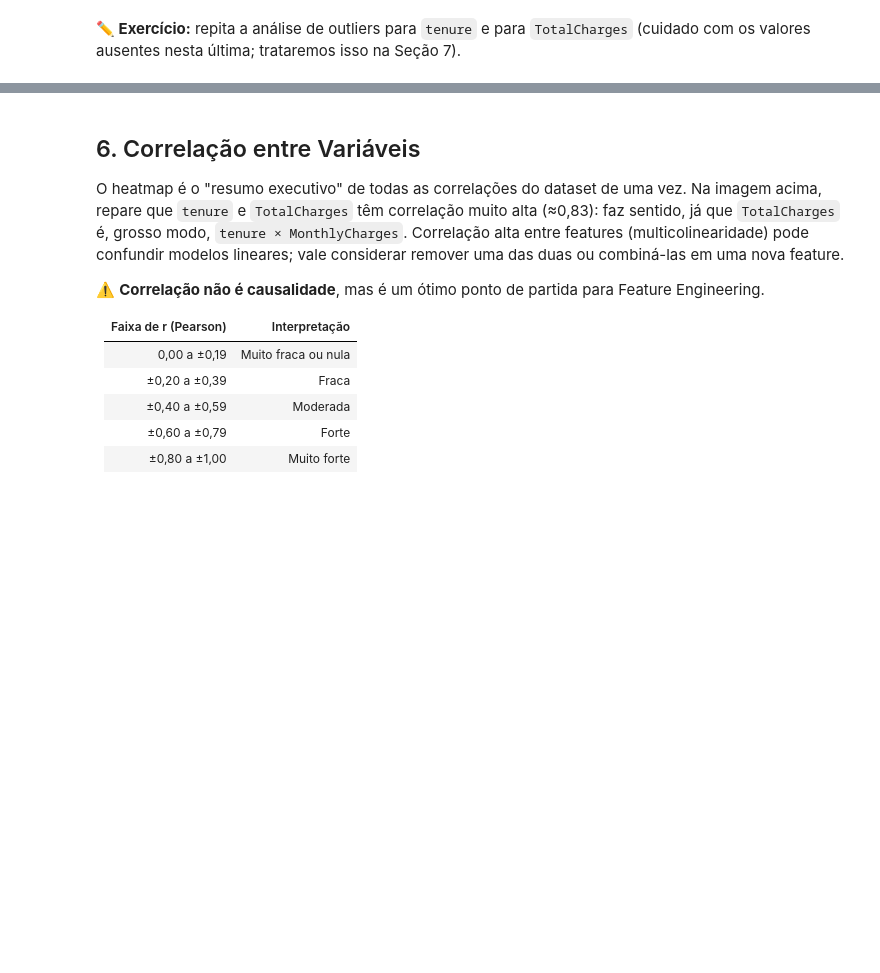
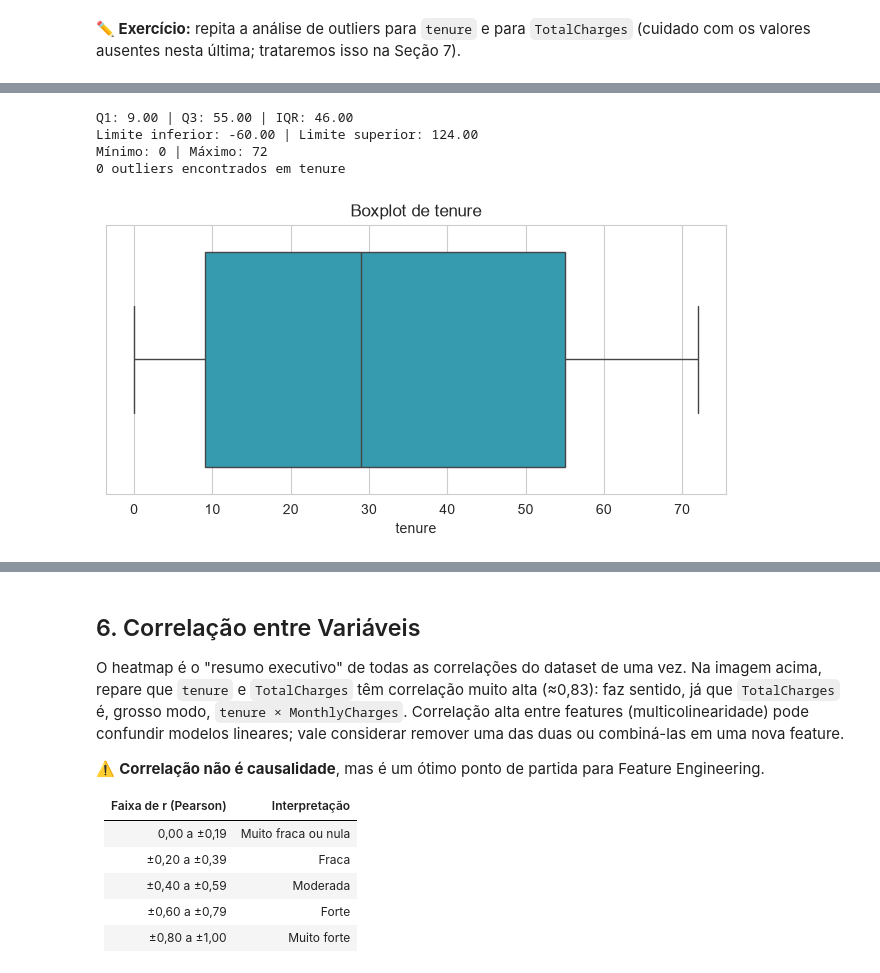
Before and after one commit to LucasS20/Generative-AI-and-Applications-with-LLMs-postgraduate, a Jupyter notebook: 01-Machine-Learning/Assignments/01-EDA-feature-engineering/tarefa_1_eda.ipynb, the cells around one changed output, grey strips where cells are left out. Drawn from its saved outputs; the diff is of its cells as text; code cells hidden in the pictures; blank space fills up the shorter version.

```diff
--- a/01-Machine-Learning/Assignments/01-EDA-feature-engineering/tarefa_1_eda.ipynb
+++ b/01-Machine-Learning/Assignments/01-EDA-feature-engineering/tarefa_1_eda.ipynb
@@ -237,3 +350,27 @@ valores ausentes nesta última; trataremos isso na Seção 7).
+# %%
+Q1 = df["tenure"].quantile(0.25)
+Q3 = df["tenure"].quantile(0.75)
+IQR = Q3 - Q1
+
+limite_inferior = Q1 - 1.5 * IQR
+limite_superior = Q3 + 1.5 * IQR
+
+outliers = df[(df["tenure"] < limite_inferior) | (df["tenure"] > limite_superior)]
+print(f"Q1: {Q1:.2f} | Q3: {Q3:.2f} | IQR: {IQR:.2f}")
+print(f"Limite inferior: {limite_inferior:.2f} | Limite superior: {limite_superior:.2f}")
+print(f"Mínimo: {df['tenure'].min()} | Máximo: {df['tenure'].max()}")
+print(f"{len(outliers)} outliers encontrados em tenure")
+
+plt.figure(figsize=(8, 3.5))
+sns.boxplot(x=df["tenure"], color=TEAL)
+plt.title("Boxplot de tenure")
+plt.show()
+# %% [output]
+Q1: 9.00 | Q3: 55.00 | IQR: 46.00
+Limite inferior: -60.00 | Limite superior: 124.00
+Mínimo: 0 | Máximo: 72
+0 outliers encontrados em tenure
+[figure, added]
 # %% [markdown]
 ![Heatmap de correlação](embedded-picture-1)
 
```
Also changed, not shown: parts of 17 cells of this notebook, 2 other files.
